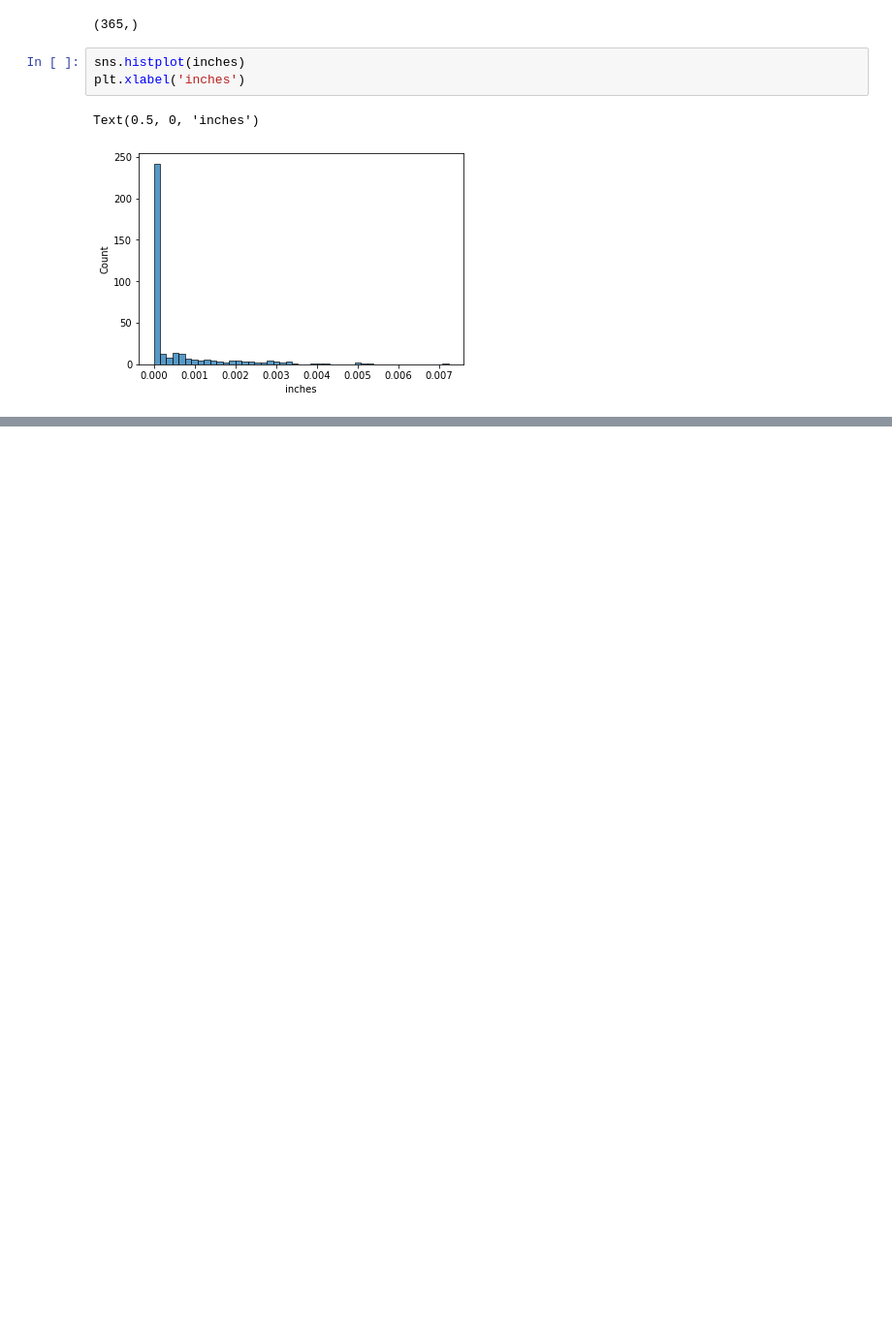
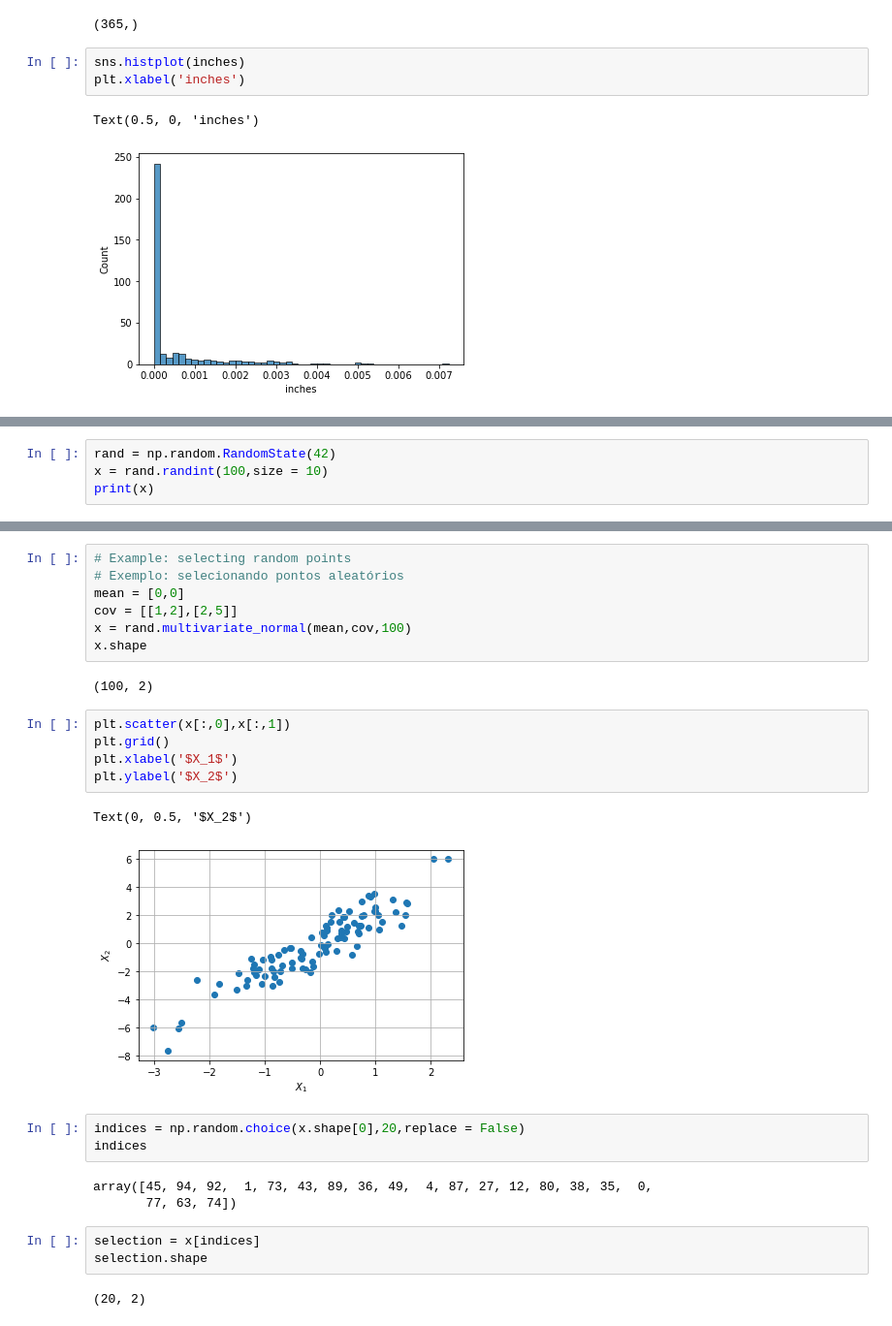
Before and after one commit to LuanDaSilva/PythonDS, a Jupyter notebook: Numpy Tutorial.ipynb, the cells around one changed output, grey strips where cells are left out. Shown: that part at 97% size. Drawn from its saved outputs; the diff is of its cells as text; blank space fills up the shorter version.

```diff
--- a/Numpy Tutorial.ipynb
+++ b/Numpy Tutorial.ipynb
@@ -866,0 +962,4 @@ Text(0.5, 0, 'inches')
+# %%
+rand = np.random.RandomState(42)
+x = rand.randint(100,size = 10)
+print(x)
@@ -866,0 +1035,28 @@ Text(0.5, 0, 'inches')
+# %%
+# Example: selecting random points
+# Exemplo: selecionando pontos aleatórios
+mean = [0,0]
+cov = [[1,2],[2,5]]
+x = rand.multivariate_normal(mean,cov,100)
+x.shape
+# %% [output]
+(100, 2)
+# %%
+plt.scatter(x[:,0],x[:,1])
+plt.grid()
+plt.xlabel('$X_1$')
+plt.ylabel('$X_2$')
+# %% [output]
+Text(0, 0.5, '$X_2$')
+[figure, added]
+# %%
+indices = np.random.choice(x.shape[0],20,replace = False)
+indices
+# %% [output]
+array([45, 94, 92,  1, 73, 43, 89, 36, 49,  4, 87, 27, 12, 80, 38, 35,  0,
+       77, 63, 74])
+# %%
+selection = x[indices]
+selection.shape
+# %% [output]
+(20, 2)
```
Also changed, not shown: parts of 29 cells of this notebook.
